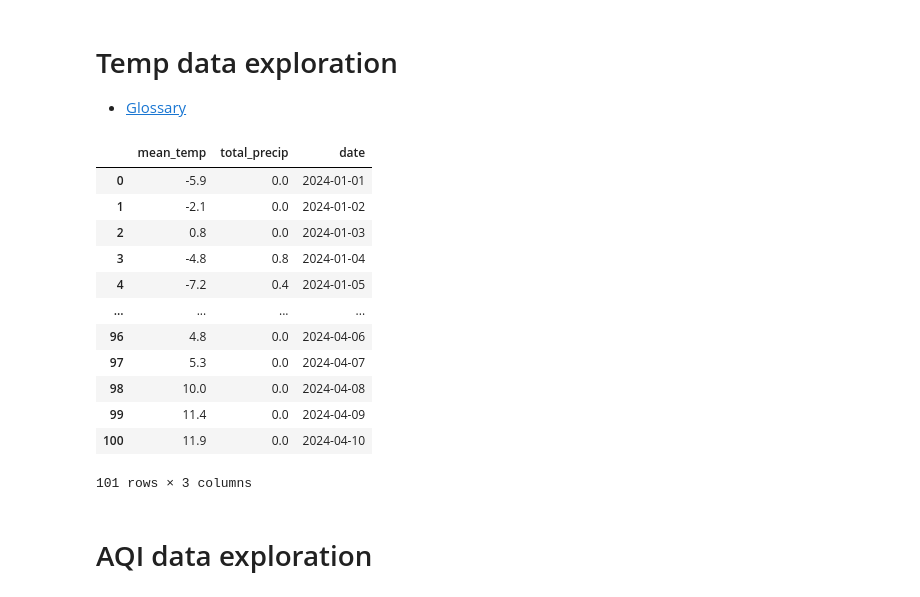
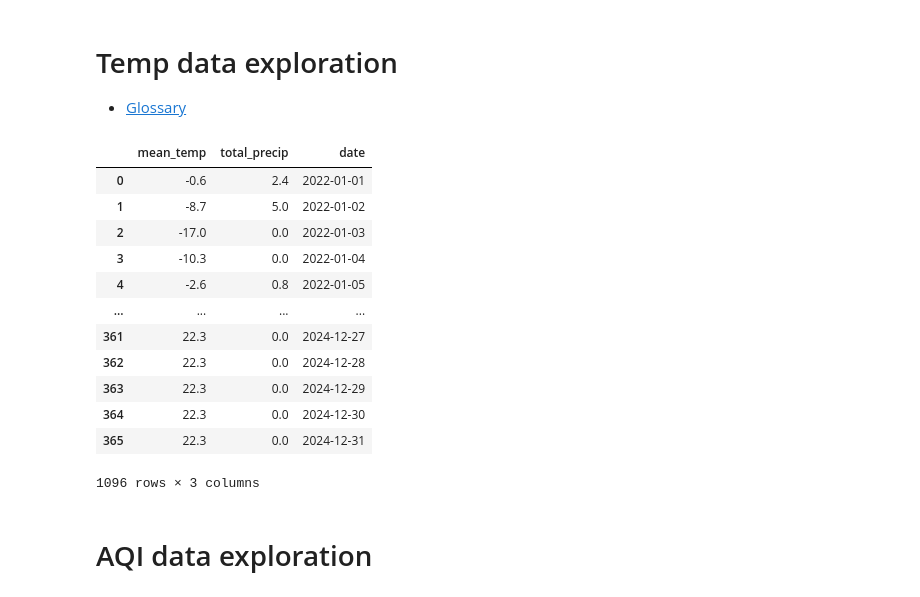
Before and after one commit to Magellol/montreal-aqi-predictions, a Jupyter notebook: index.ipynb, the cells around one changed output. Saved outputs shown, nothing was run; the diff lists cells and outputs as text; code cells hidden in the pictures.

Commit message:
Concat weather data from 2022 to 2024

```diff
--- a/index.ipynb
+++ b/index.ipynb
@@ -20,31 +21,32 @@ def get_csv(url, local_filename):
 
 - [Glossary](https://climate.weather.gc.ca/glossary_e.html)
 # %%
-temp_df = pd.read_csv("./2024_temp.csv")
+temp_df = pd.concat([pd.read_csv("./2022_temp.csv"), pd.read_csv("./2023_temp.csv"), pd.read_csv("./2024_temp.csv")])
 temp_df = temp_df[['Mean Temp (°C)', "Date/Time", "Total Precip (mm)"]]
 
 temp_df['date'] = pd.to_datetime(temp_df['Date/Time'])
-temp_df = temp_df[temp_df['date'] <= LAST_DAY]
 temp_df['date'] = temp_df['date'].dt.date
 
 temp_df.rename(columns={"Mean Temp (°C)": "mean_temp", "Total Precip (mm)": "total_precip"}, inplace=True)
 temp_df.drop("Date/Time", inplace=True, axis=1)
 
+temp_df.fillna({"mean_temp": temp_df.mode()['mean_temp'][0], "total_precip": 0}, inplace=True)
+
 temp_df
 # %% [output]
 |  | mean_temp | total_precip | date |
-| 0 | -5.9 | 0.0 | 2024-01-01 |
-| 1 | -2.1 | 0.0 | 2024-01-02 |
-| 2 | 0.8 | 0.0 | 2024-01-03 |
-| 3 | -4.8 | 0.8 | 2024-01-04 |
-| 4 | -7.2 | 0.4 | 2024-01-05 |
+| 0 | -0.6 | 2.4 | 2022-01-01 |
+| 1 | -8.7 | 5.0 | 2022-01-02 |
+| 2 | -17.0 | 0.0 | 2022-01-03 |
+| 3 | -10.3 | 0.0 | 2022-01-04 |
+| 4 | -2.6 | 0.8 | 2022-01-05 |
 | ... | ... | ... | ... |
-| 96 | 4.8 | 0.0 | 2024-04-06 |
-| 97 | 5.3 | 0.0 | 2024-04-07 |
-| 98 | 10.0 | 0.0 | 2024-04-08 |
-| 99 | 11.4 | 0.0 | 2024-04-09 |
-| 100 | 11.9 | 0.0 | 2024-04-10 |
+| 361 | 22.3 | 0.0 | 2024-12-27 |
+| 362 | 22.3 | 0.0 | 2024-12-28 |
+| 363 | 22.3 | 0.0 | 2024-12-29 |
+| 364 | 22.3 | 0.0 | 2024-12-30 |
+| 365 | 22.3 | 0.0 | 2024-12-31 |
-101 rows × 3 columns
+1096 rows × 3 columns
 # %% [markdown]
 # AQI data exploration
 # %% [markdown]
```
Also changed, not shown: parts of 1 cell of this notebook.
